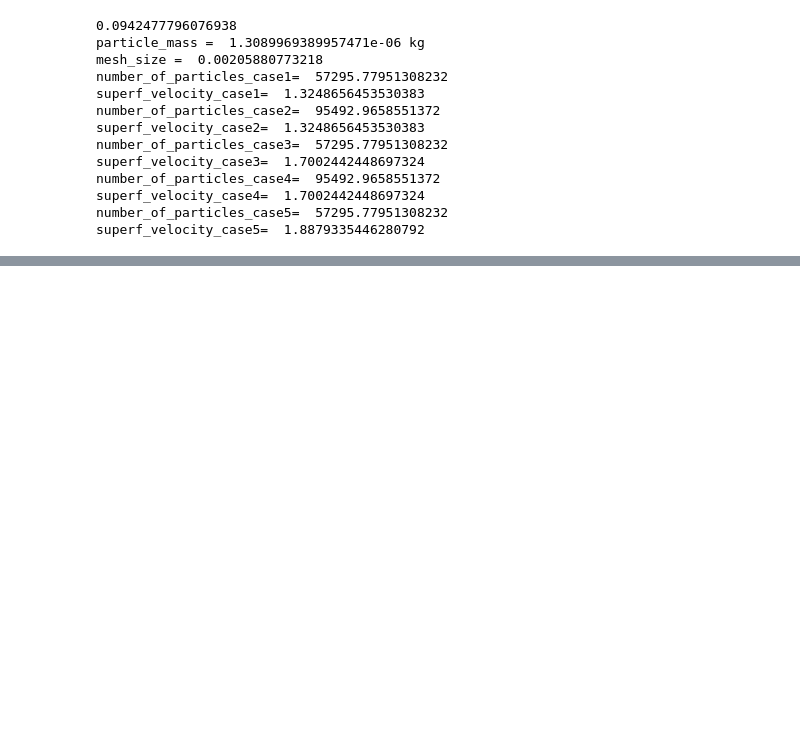
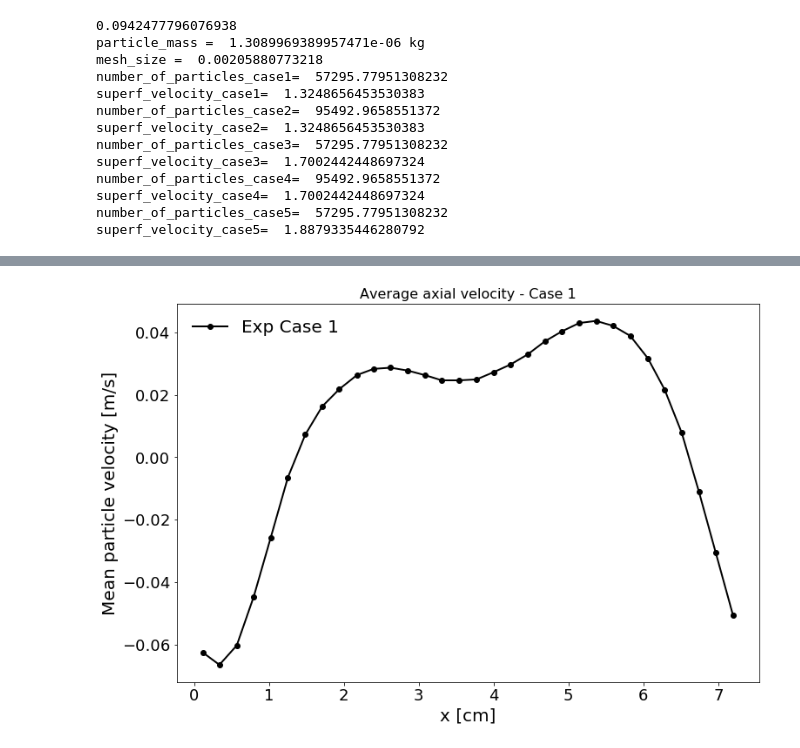
Before and after one commit to lucillalmeida/doutorado-validacoes, a Jupyter notebook: fluidized-bed-patil/Patil-pseudo-2-d-fluidized-bed.ipynb, the cells around one changed output, grey strips where cells are left out. Cells and saved outputs as stored; diff of their text form; code cells hidden in the pictures; blank space fills up the shorter version.

Commit message:
patil

```diff
--- a/fluidized-bed-patil/Patil-pseudo-2-d-fluidized-bed.ipynb
+++ b/fluidized-bed-patil/Patil-pseudo-2-d-fluidized-bed.ipynb
@@ -127,4 +135,12 @@ case_data.close()
 case_data = open("patil_temperature_results5.txt", 'r')
 time_case5, temp_case5 = numpy.loadtxt(case_data, delimiter = ',', skiprows = 1, unpack = True)
 case_data.close()
+
+case_data = open("patil_75g_volumetric_case1.csv", 'r')
+x_case1, volFlux_case1 = numpy.loadtxt(case_data, delimiter = ',', skiprows = 1, unpack = True)
+case_data.close()
+
+case_data = open("patil_75g_volumetric_case5.csv", 'r')
+x_case5, volFlux_case5 = numpy.loadtxt(case_data, delimiter = ',', skiprows = 1, unpack = True)
+case_data.close()
 # %%
@@ -147,0 +177,14 @@ plt.show()
+# %%
+plt.plot(x_case1, volFlux_case1, linestyle = "-", color = "black", marker = 'o', linewidth = 2,label = "Exp Case 1")
+plt.title("Average axial velocity - Case 1", fontsize = 16)
+plt.xlabel("x [cm]", fontsize = 20)
+plt.ylabel("Mean particle velocity [m/s]", fontsize = 20)
+plt.xticks(fontsize = 18)
+plt.yticks(fontsize = 18)
+plt.legend(fontsize = 20, frameon = False, loc = 0)
+#plt.xlim(0, 15)
+#plt.ylim(50, 90)
+#plt.savefig("bed_temperature.png")
+plt.show()
+# %% [output]
+[figure, added]
```
Also changed, not shown: parts of 4 cells of this notebook, 6 other files.
